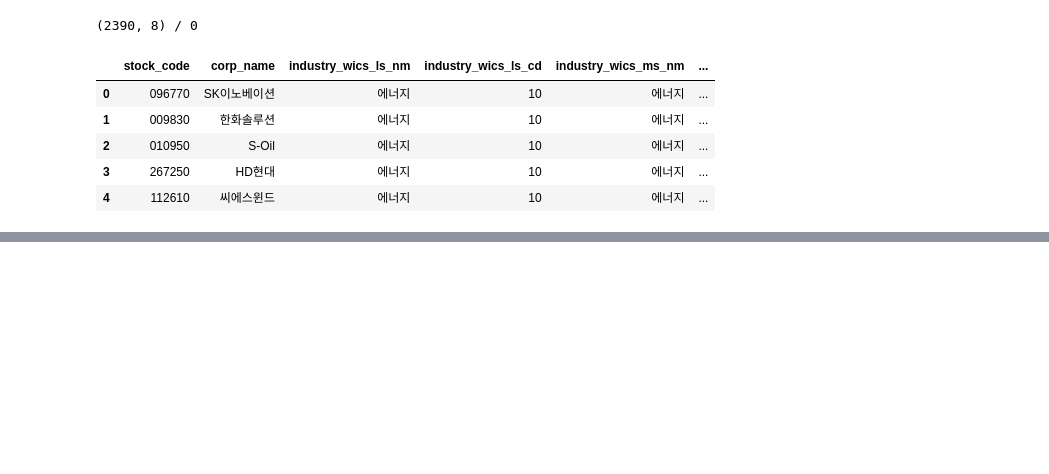
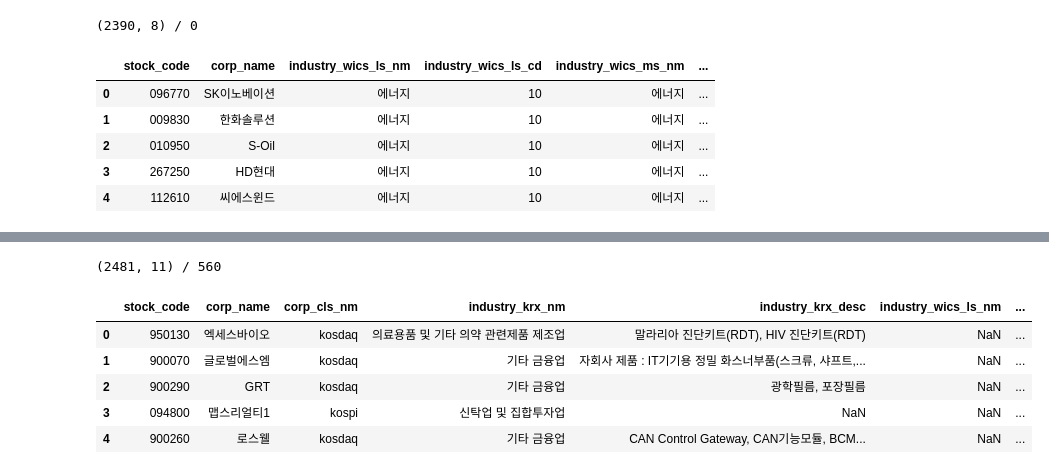
Before and after one commit to good593/stock_forecast, a Jupyter notebook: etl/회사 공시정보 조회.ipynb, the cells around one changed output, grey strips where cells are left out. Saved outputs shown, nothing was run; the diff lists cells and outputs as text; code cells hidden in the pictures; blank space fills up the shorter version.

```diff
--- a/etl/회사 공시정보 조회.ipynb
+++ b/etl/회사 공시정보 조회.ipynb
@@ -521,0 +524,10 @@ df_wics.head()
+# %%
+save_path_wics = '../data/meta/stock_corps_wics.csv'
+df_dtype = {
+    'stock_code': 'object'
+}
+
+df_wics = pd.read_csv(save_path_wics, dtype=df_dtype)
+
+print(f'{df_wics.shape} / {df_wics.isnull().sum().sum()}')
+df_wics.head()
@@ -521,0 +592,13 @@ df_wics.head()
+# %%
+df_merge = pd.merge(df_krx, df_wics, how='left', on=['stock_code'])
+
+print(f'{df_merge.shape} / {df_merge.isnull().sum().sum()}')
+df_merge.head()
+# %% [output]
+(2481, 11) / 560
+|  | stock_code | corp_name | corp_cls_nm | industry_krx_nm | industry_krx_desc | industry_wics_ls_nm | ... |
+| 0 | 950130 | 엑세스바이오 | kosdaq | 의료용품 및 기타 의약 관련제품 제조업 | 말라리아 진단키트(RDT), HIV 진단키트(RDT) | NaN | ... |
+| 1 | 900070 | 글로벌에스엠 | kosdaq | 기타 금융업 | 자회사 제품 : IT기기용 정밀 화스너부품(스크류, 샤프트,... | NaN | ... |
+| 2 | 900290 | GRT | kosdaq | 기타 금융업 | 광학필름, 포장필름 | NaN | ... |
+| 3 | 094800 | 맵스리얼티1 | kospi | 신탁업 및 집합투자업 | NaN | NaN | ... |
+| 4 | 900260 | 로스웰 | kosdaq | 기타 금융업 | CAN Control Gateway, CAN기능모듈, BCM... | NaN | ... |
```
Also changed, not shown: parts of 15 cells of this notebook.
